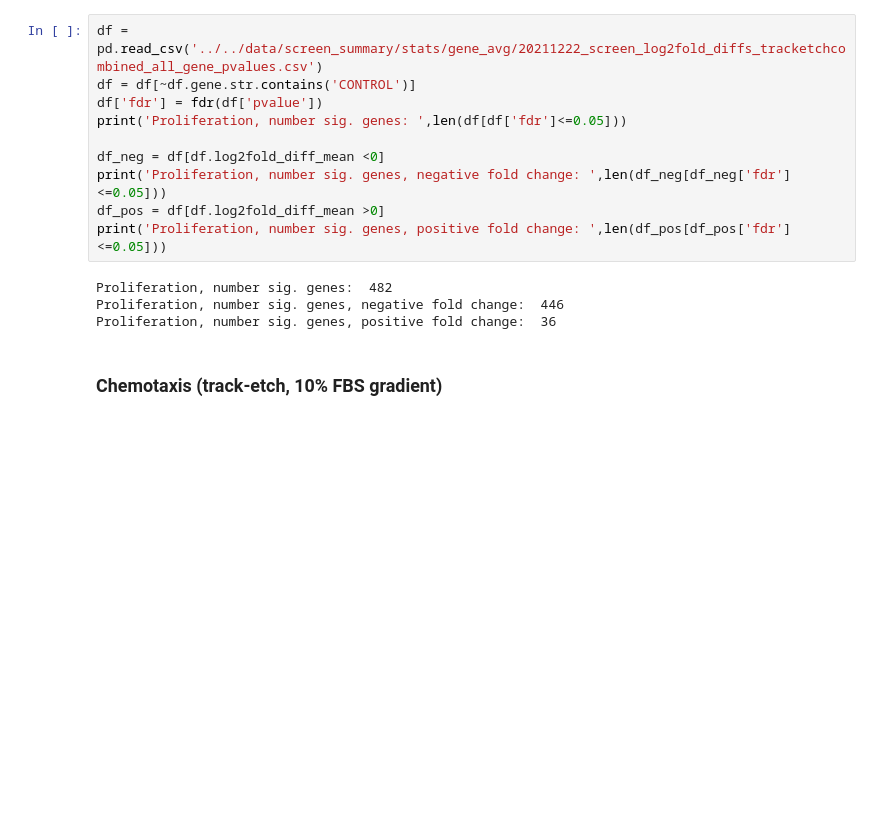
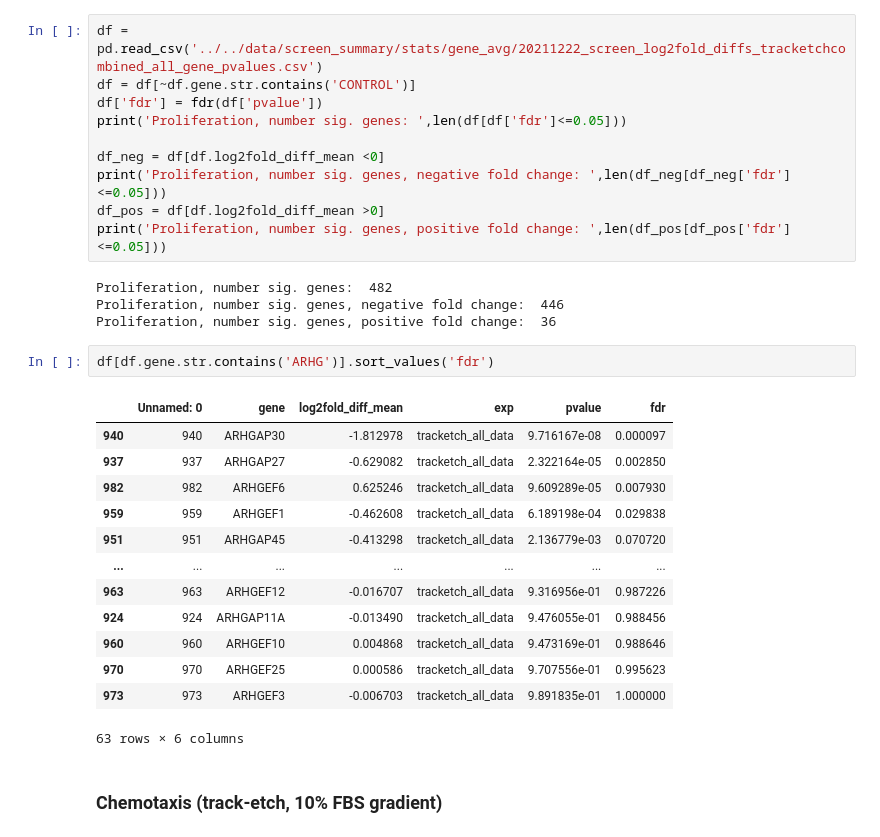
Before and after one commit to nbellive/CRISPRi_screen_HL60_pub, a Jupyter notebook: code/exploratory/20220810_screen_stats.ipynb, the cells around one changed output. Saved outputs shown, nothing was run; the diff lists cells and outputs as text; blank space fills up the shorter version.

```diff
--- a/code/exploratory/20220810_screen_stats.ipynb
+++ b/code/exploratory/20220810_screen_stats.ipynb
@@ -114,6 +114,22 @@ print('Proliferation, number sig. genes, positive fold change: ',len(df_pos[df_p
 Proliferation, number sig. genes:  482
 Proliferation, number sig. genes, negative fold change:  446
 Proliferation, number sig. genes, positive fold change:  36
+# %%
+df[df.gene.str.contains('ARHG')].sort_values('fdr')
+# %% [output]
+|  | Unnamed: 0 | gene | log2fold_diff_mean | exp | pvalue | fdr |
+| 940 | 940 | ARHGAP30 | -1.812978 | tracketch_all_data | 9.716167e-08 | 0.000097 |
+| 937 | 937 | ARHGAP27 | -0.629082 | tracketch_all_data | 2.322164e-05 | 0.002850 |
+| 982 | 982 | ARHGEF6 | 0.625246 | tracketch_all_data | 9.609289e-05 | 0.007930 |
+| 959 | 959 | ARHGEF1 | -0.462608 | tracketch_all_data | 6.189198e-04 | 0.029838 |
+| 951 | 951 | ARHGAP45 | -0.413298 | tracketch_all_data | 2.136779e-03 | 0.070720 |
+| ... | ... | ... | ... | ... | ... | ... |
+| 963 | 963 | ARHGEF12 | -0.016707 | tracketch_all_data | 9.316956e-01 | 0.987226 |
+| 924 | 924 | ARHGAP11A | -0.013490 | tracketch_all_data | 9.476055e-01 | 0.988456 |
+| 960 | 960 | ARHGEF10 | 0.004868 | tracketch_all_data | 9.473169e-01 | 0.988646 |
+| 970 | 970 | ARHGEF25 | 0.000586 | tracketch_all_data | 9.707556e-01 | 0.995623 |
+| 973 | 973 | ARHGEF3 | -0.006703 | tracketch_all_data | 9.891835e-01 | 1.000000 |
+63 rows × 6 columns
 # %% [markdown]
 ### Chemotaxis (track-etch, 10% FBS gradient)
 # %%
```
